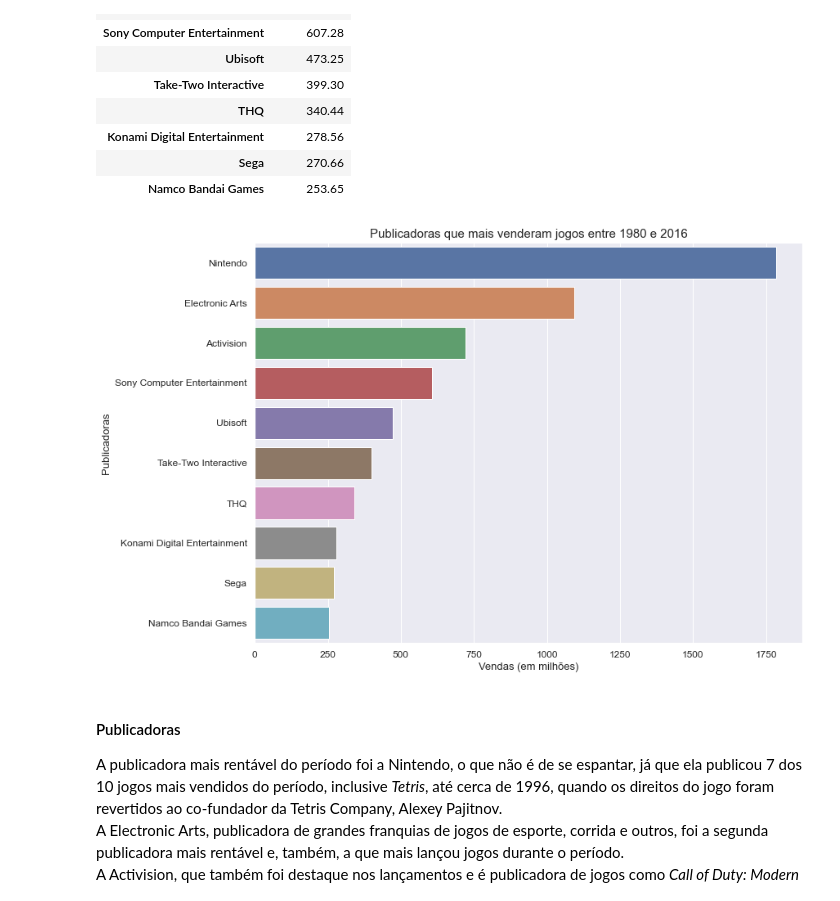
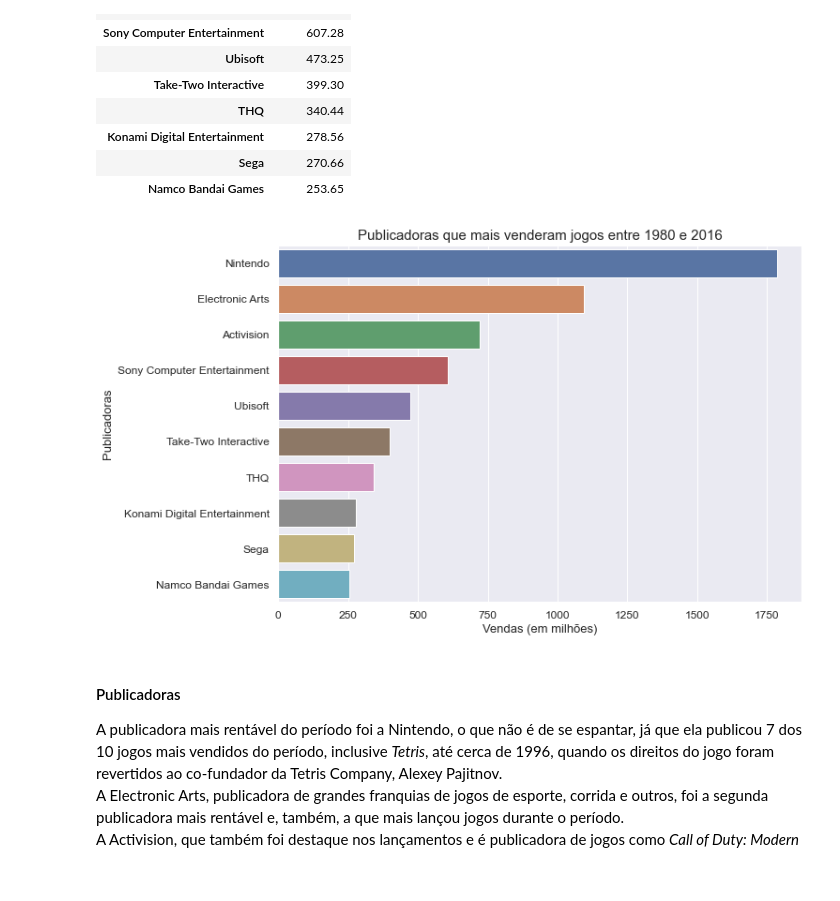
Before and after one commit to luuisotorres/vendas-de-jogos, a Jupyter notebook: Vendas de Jogos de Videogames.ipynb, the cells around one changed output. Cells and saved outputs as stored; diff of their text form; code cells hidden in the pictures.

```diff
--- a/Vendas de Jogos de Videogames.ipynb
+++ b/Vendas de Jogos de Videogames.ipynb
@@ -753,15 +757,16 @@ most_selling_publishers
 | Namco Bandai Games | 253.65 |
 # %%
 # Visualizando as publicadores que mais venderam
+plt.figure(figsize=(10,7))
 sns.barplot(x ='Vendas total', y =most_selling_publishers.index, data = most_selling_publishers)
 plt.ylabel('Publicadoras', size = 13)
 plt.xlabel('Vendas (em milhões)', size = 13)
 plt.title('Publicadoras que mais venderam jogos entre 1980 e 2016', size = 15)
 plt.yticks(fontsize=12)
 plt.xticks(fontsize=12)
 plt.show()
 # %% [output]
-[figure, old version]
+[figure, new version]
 # %% [markdown]
 #### Publicadoras<br>
 A publicadora mais rentável do período foi a Nintendo, o que não é de se espantar, já que ela publicou 7 dos 10 jogos mais vendidos do período, inclusive *Tetris*, até cerca de 1996, quando os direitos do jogo foram revertidos ao co-fundador da Tetris Company, Alexey Pajitnov.<br>
```
Also changed, not shown: parts of 15 cells of this notebook.
